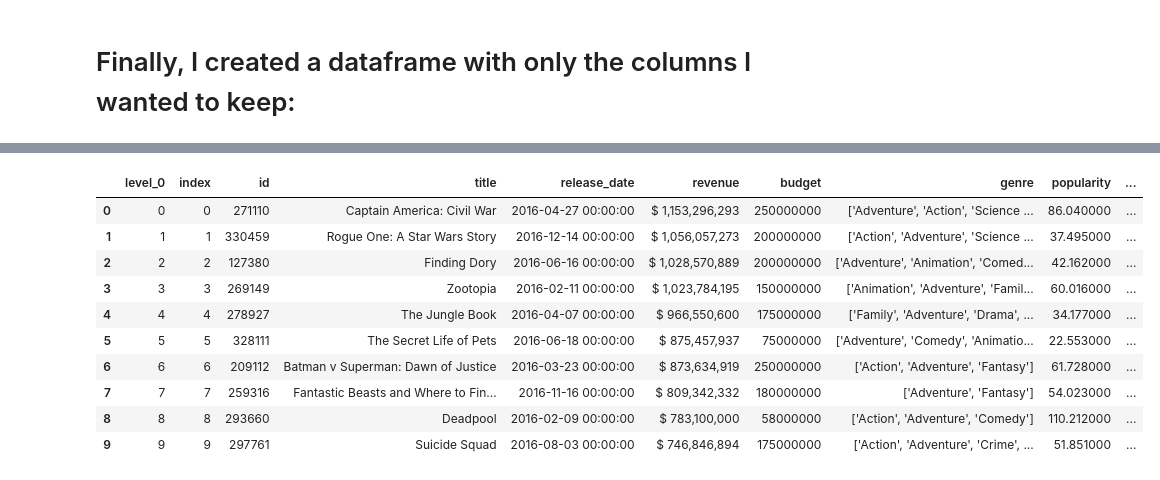
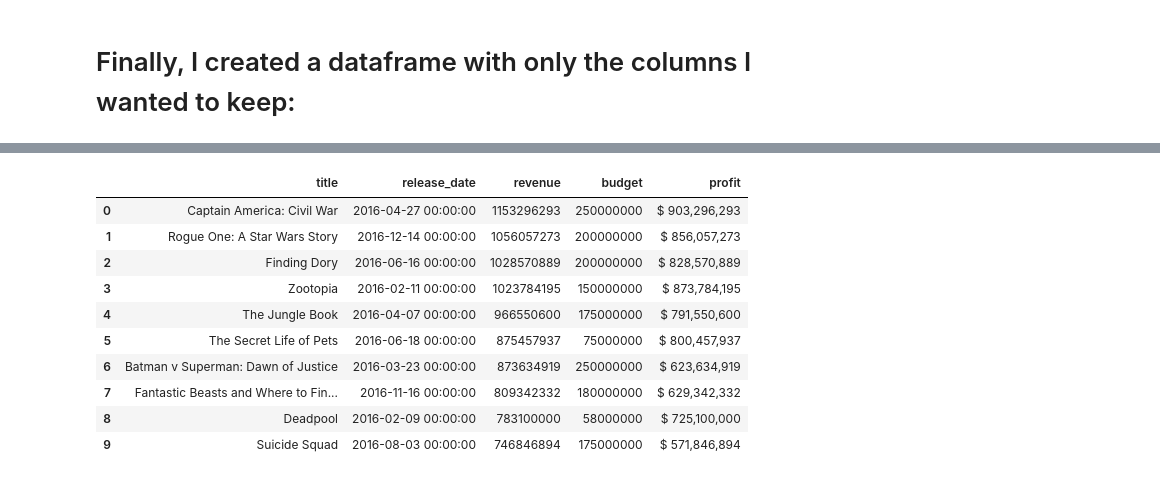
Before and after one commit to clairesarraille/tmdb, a Jupyter notebook: dsc-mod-1-project-v2-1-online-ds-sp-000-master/student.ipynb, the cells around one changed output, grey strips where cells are left out. Saved outputs shown, nothing was run; the diff lists cells and outputs as text; code cells hidden in the pictures.

Commit message:
All visualizations are complete except production companies

```diff
--- a/dsc-mod-1-project-v2-1-online-ds-sp-000-master/student.ipynb
+++ b/dsc-mod-1-project-v2-1-online-ds-sp-000-master/student.ipynb
@@ -651,8 +689,7 @@ def convert_to_list_of_dict(val):
     return val
 
 
-df_details['prod_list_dict'] = df_details.loc[:,
-                                                'production_companies'].apply(convert_to_list_of_dict)
+df_details['prod_list_dict'] = df_details.loc[:,'production_companies'].apply(convert_to_list_of_dict)
 # %%
 my_sample = df_details.loc[0:2, 'prod_list_dict']
 for mystery in my_sample:
@@ -717,3 +744,7 @@ rows_with_NaN[['title', 'genres_list_str','prod_list_str']].iloc[0:3]
 | 31 | Split | [Fantasy, Drama, Thriller, Crime] | NaN |
 | 201 | Hillsong: Let Hope Rise | [Documentary] | NaN |
 | 228 | Lulu the Movie | [Comedy] | NaN |
+# %%
+# Drop any rows where prod_list_str is NaN:
+
+df_details.dropna(subset = ["prod_list_nan"], inplace=True)
@@ -776,2 +845,4 @@ dtype: object
+# %%
+df['profit'] = df['revenue'] - df['budget']
 # %%
 # Get some statistics on revenue:
@@ -789,6 +875,6 @@ df[['revenue','budget','popularity','runtime']].describe()
 # %%
-# Create separate df where revenue at Q3 and above:
-df_q3 = df[(df['revenue'] >= 2993211)].copy()
+# Create separate df where revenue is above the Third Quartile (Q3), that is, 75% of the data falls below this percentile:
+df_q3 = df[(df['revenue'] >= 9289990)].copy()
 # %%
 df_q3.reset_index(inplace = True)
 df_q3.info()
@@ -814,14 +901,14 @@ memory usage: 64.1+ KB
 # %%
-df_q3.head(10).style.format({"revenue": "${:20,.0f}"})
+df_q3[['title','release_date','revenue', 'budget', 'profit']].head(10).style.format({"profit" : "${:20,.0f}"})
 # %% [output]
-|  | level_0 | index | id | title | release_date | revenue | budget | genre | popularity | ... |
-| 0 | 0 | 0 | 271110 | Captain America: Civil War | 2016-04-27 00:00:00 | $ 1,153,296,293 | 250000000 | ['Adventure', 'Action', 'Science ... | 86.040000 | ... |
-| 1 | 1 | 1 | 330459 | Rogue One: A Star Wars Story | 2016-12-14 00:00:00 | $ 1,056,057,273 | 200000000 | ['Action', 'Adventure', 'Science ... | 37.495000 | ... |
-| 2 | 2 | 2 | 127380 | Finding Dory | 2016-06-16 00:00:00 | $ 1,028,570,889 | 200000000 | ['Adventure', 'Animation', 'Comed... | 42.162000 | ... |
-| 3 | 3 | 3 | 269149 | Zootopia | 2016-02-11 00:00:00 | $ 1,023,784,195 | 150000000 | ['Animation', 'Adventure', 'Famil... | 60.016000 | ... |
-| 4 | 4 | 4 | 278927 | The Jungle Book | 2016-04-07 00:00:00 | $ 966,550,600 | 175000000 | ['Family', 'Adventure', 'Drama', ... | 34.177000 | ... |
-| 5 | 5 | 5 | 328111 | The Secret Life of Pets | 2016-06-18 00:00:00 | $ 875,457,937 | 75000000 | ['Adventure', 'Comedy', 'Animatio... | 22.553000 | ... |
-| 6 | 6 | 6 | 209112 | Batman v Superman: Dawn of Justice | 2016-03-23 00:00:00 | $ 873,634,919 | 250000000 | ['Action', 'Adventure', 'Fantasy'] | 61.728000 | ... |
-| 7 | 7 | 7 | 259316 | Fantastic Beasts and Where to Fin... | 2016-11-16 00:00:00 | $ 809,342,332 | 180000000 | ['Adventure', 'Fantasy'] | 54.023000 | ... |
-| 8 | 8 | 8 | 293660 | Deadpool | 2016-02-09 00:00:00 | $ 783,100,000 | 58000000 | ['Action', 'Adventure', 'Comedy'] | 110.212000 | ... |
-| 9 | 9 | 9 | 297761 | Suicide Squad | 2016-08-03 00:00:00 | $ 746,846,894 | 175000000 | ['Action', 'Adventure', 'Crime', ... | 51.851000 | ... |
+|  | title | release_date | revenue | budget | profit |
+| 0 | Captain America: Civil War | 2016-04-27 00:00:00 | 1153296293 | 250000000 | $ 903,296,293 |
+| 1 | Rogue One: A Star Wars Story | 2016-12-14 00:00:00 | 1056057273 | 200000000 | $ 856,057,273 |
+| 2 | Finding Dory | 2016-06-16 00:00:00 | 1028570889 | 200000000 | $ 828,570,889 |
+| 3 | Zootopia | 2016-02-11 00:00:00 | 1023784195 | 150000000 | $ 873,784,195 |
+| 4 | The Jungle Book | 2016-04-07 00:00:00 | 966550600 | 175000000 | $ 791,550,600 |
+| 5 | The Secret Life of Pets | 2016-06-18 00:00:00 | 875457937 | 75000000 | $ 800,457,937 |
+| 6 | Batman v Superman: Dawn of Justice | 2016-03-23 00:00:00 | 873634919 | 250000000 | $ 623,634,919 |
+| 7 | Fantastic Beasts and Where to Fin... | 2016-11-16 00:00:00 | 809342332 | 180000000 | $ 629,342,332 |
+| 8 | Deadpool | 2016-02-09 00:00:00 | 783100000 | 58000000 | $ 725,100,000 |
+| 9 | Suicide Squad | 2016-08-03 00:00:00 | 746846894 | 175000000 | $ 571,846,894 |
```
Also changed, not shown: parts of 52 cells of this notebook, 2 other files.
